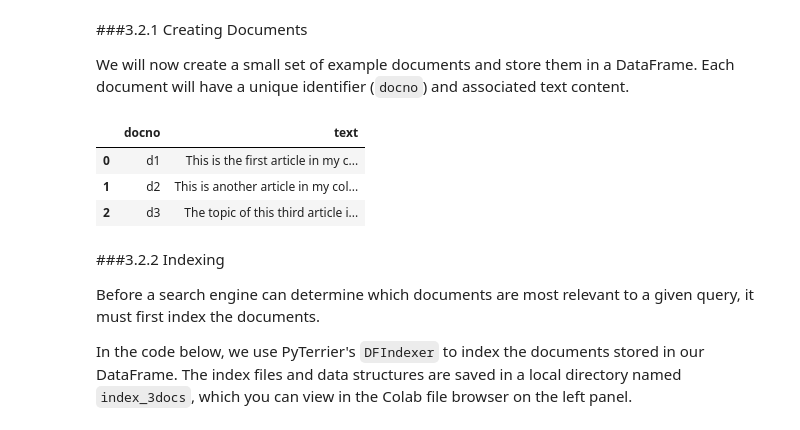
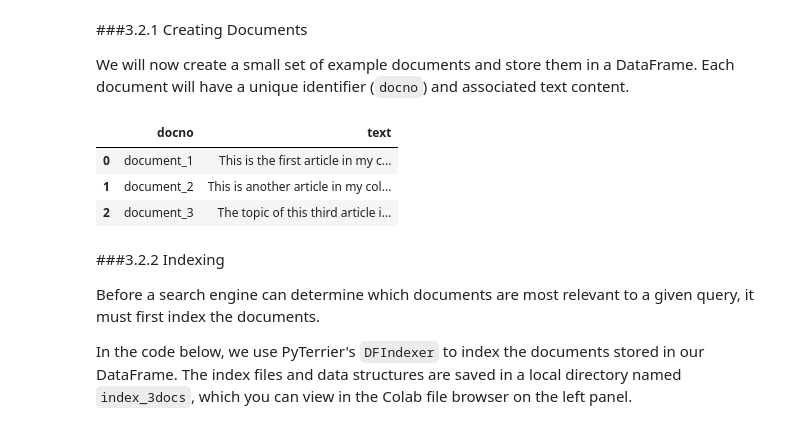
Before and after one commit to Mohammad-Amirifard/NLP_Tutorial, a Jupyter notebook: 03_Interacting_with_Document_Search_Engines.ipynb, the cells around one changed output. Cells and saved outputs as stored; diff of their text form; code cells hidden in the pictures.

```diff
--- a/03_Interacting_with_Document_Search_Engines.ipynb
+++ b/03_Interacting_with_Document_Search_Engines.ipynb
@@ -104,21 +111,21 @@ Each document will have a unique identifier (`docno`) and associated text conten
 # %%
 # Create a DataFrame containing sample documents
 docs_df = pd.DataFrame(
     [
-        ["d1", "This is the first article in my collection of articles."],
-        ["d2", "This is another article in my collection."],
-        ["d3", "The topic of this third article is unknown."]
+        ["document_1", "This is the first article in my collection of articles. article"],
+        ["document_2", "This is another article in my collection."],
+        ["document_3", "The topic of this third article is unknown."]
     ],
     columns=["docno", "text"]
 )
 
 # Display the created DataFrame
 docs_df
 # %% [output]
 |  | docno | text |
-| 0 | d1 | This is the first article in my c... |
-| 1 | d2 | This is another article in my col... |
-| 2 | d3 | The topic of this third article i... |
+| 0 | document_1 | This is the first article in my c... |
+| 1 | document_2 | This is another article in my col... |
+| 2 | document_3 | The topic of this third article i... |
 # %% [markdown]
 ###3.2.2 Indexing  <a name="322-Indexing"></a>
 
```
Also changed, not shown: parts of 30 cells of this notebook.
